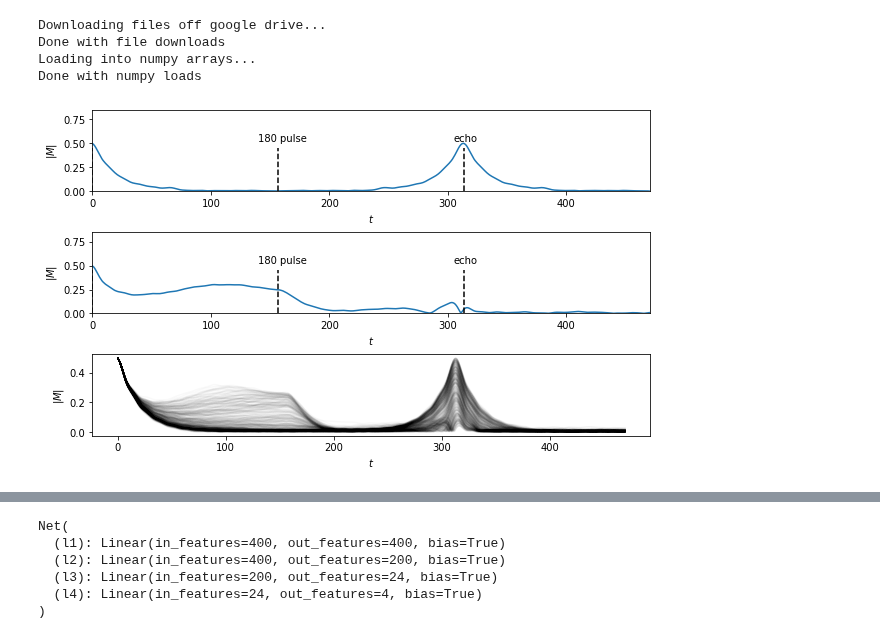
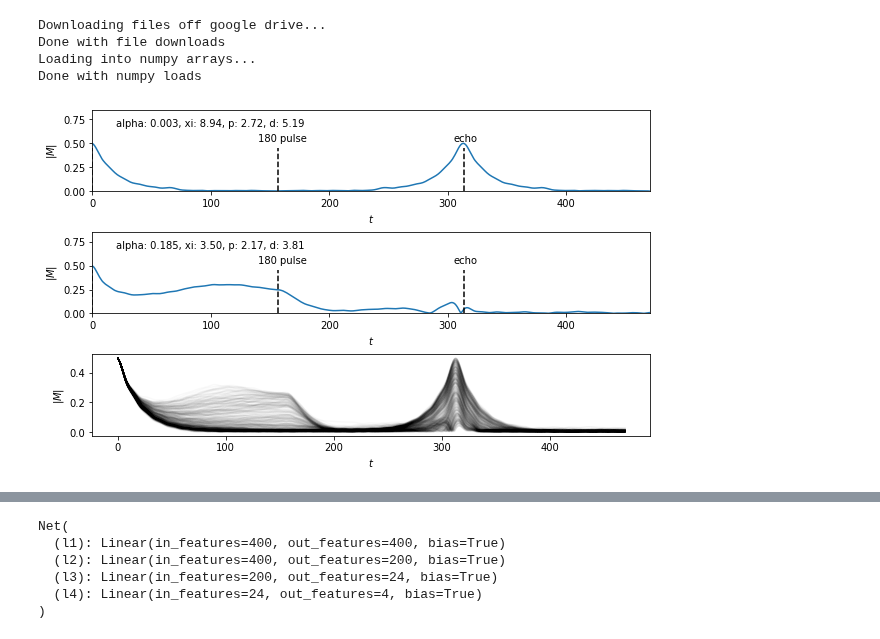
Before and after one commit to emanueleusai/ML4SCI-1, a Jupyter notebook: NMRChallenge/Hackathon_NMR_Challenge.ipynb, the cells around one changed output, grey strips where cells are left out. Saved outputs shown, nothing was run; the diff lists cells and outputs as text; code cells hidden in the pictures.

```diff
--- a/NMRChallenge/Hackathon_NMR_Challenge.ipynb
+++ b/NMRChallenge/Hackathon_NMR_Challenge.ipynb
@@ -127,40 +159,41 @@ Done with numpy loads
 # view the data with three plots, two with a specific curve and one with a lot of curves
 fig1, ax1 = plt.subplots(3,1, figsize=(10,6));
 
-plot_idx1 = 0; # change this to see different curves
-plot_idx2 = 10; # change this to see different curves
+# change the following to see different curves
+plot_idx1 = 0; # weak spin-spin coupling
+plot_idx2 = 10; # strong spin-spin coupling
 
 # string format for material parameter plotting
 mat_format = "alpha: %.3f, xi: %.2f, p: %.2f, d: %.2f";
 
 # view the selected curve, with a label of the material data
 ax1[0].plot(abs(M[plot_idx1,:]));
-#ax1[0].text(20,0.68, mat_format % tuple(mat_info[plot_idx1,:]) );
+ax1[0].text(20,0.68, mat_format % tuple(mat_info[plot_idx1,:]) );
 ax1[0].plot([0, 0],[0, .45],'--k')
 ax1[0].plot([157, 157],[0, .45],'--k')
 ax1[0].text(140,0.52,"180 pulse")
 ax1[0].text(305,0.52,"echo")
 ax1[0].plot([2*157, 2*157],[0, .45],'--k')
 ax1[0].axis([0, 471, 0, 0.85])
 ax1[0].set(ylabel="$|M|$", xlabel="$t$");
 
 # view the selected curve, with a label of the material data
 ax1[1].plot(abs(M[plot_idx2,:]));
-#ax1[1].text(20,0.68, mat_format % tuple(mat_info[plot_idx2,:]) );
+ax1[1].text(20,0.68, mat_format % tuple(mat_info[plot_idx2,:]) );
 ax1[1].plot([0, 0],[0, .45],'--k')
 ax1[1].plot([157, 157],[0, .45],'--k')
 ax1[1].text(140,0.52,"180 pulse")
 ax1[1].text(305,0.52,"echo")
 ax1[1].plot([2*157, 2*157],[0, .45],'--k')
 ax1[1].axis([0, 471, 0, 0.85])
 ax1[1].set(ylabel="$|M|$", xlabel="$t$");
 
 ax1[2].plot(abs(M[1:500,:]).T,color=(0,0,0,.025));
 ax1[2].set(ylabel="$|M|$", xlabel="$t$");
 
 fig1.subplots_adjust(hspace=.5)
 # %% [output]
-[figure, old version]
+[figure, new version]
 # %%
 # partition data into a training and testing set using a random partition
 
```
Also changed, not shown: parts of 12 cells of this notebook, 4 other files.
